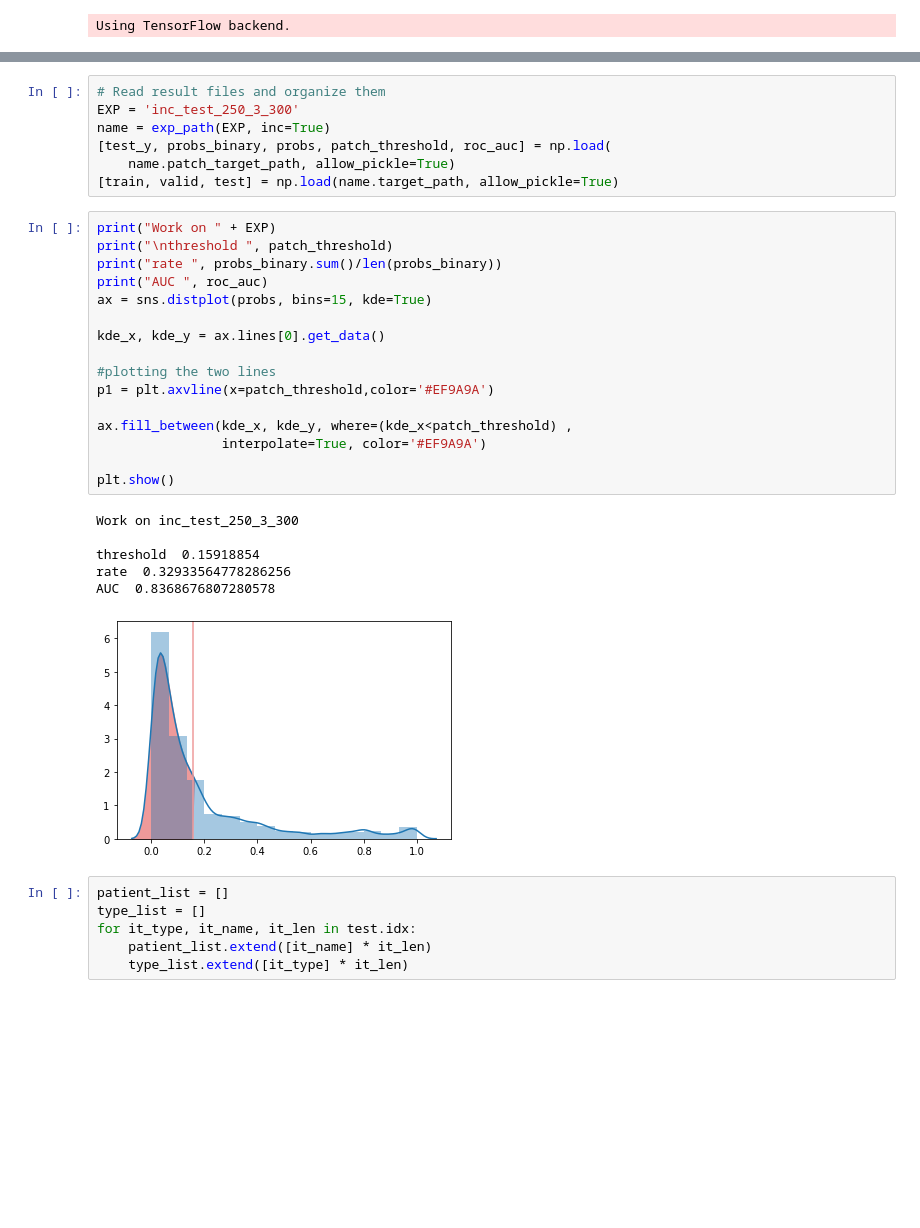
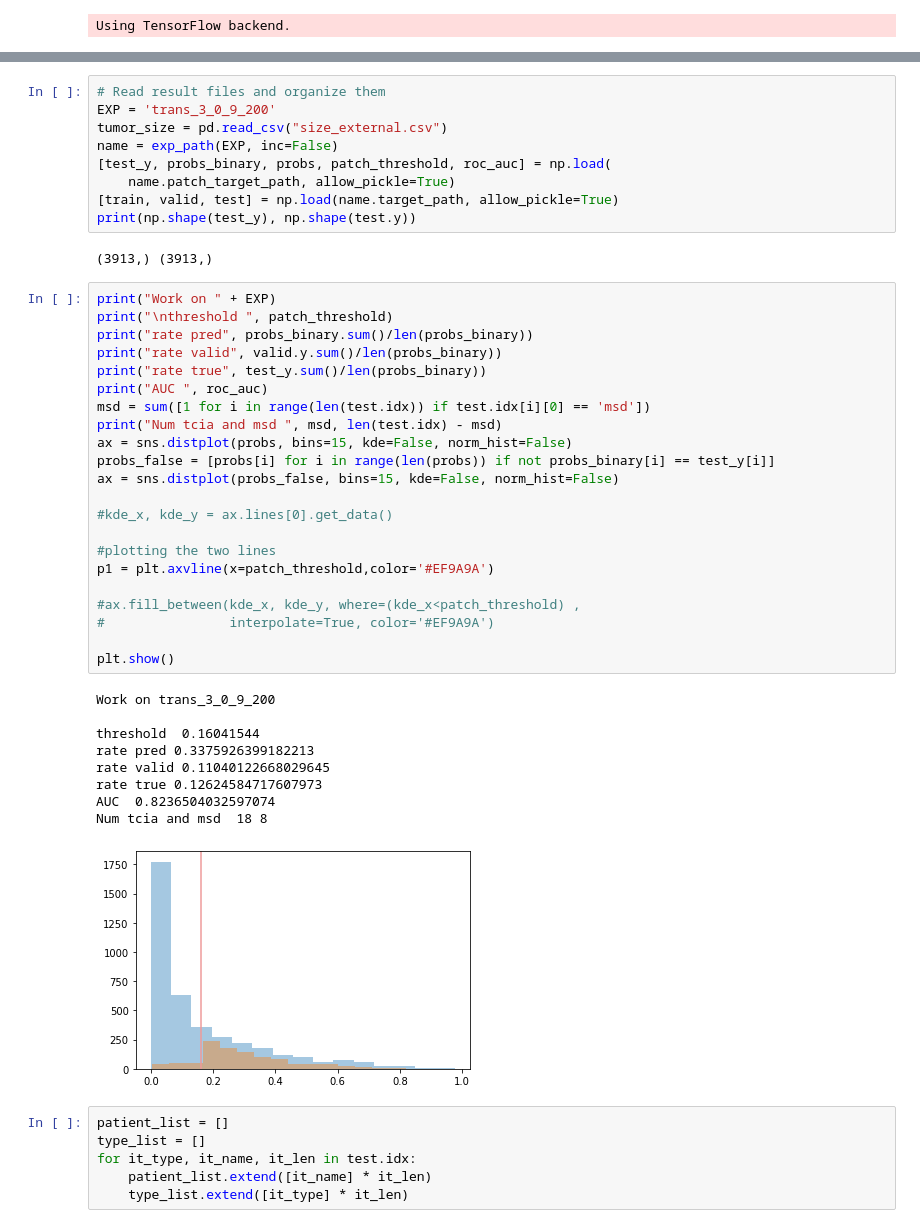
Before and after one commit to curlsjennifer/Transfer_Learning_Applied_on_Pancreas_Tumor, a Jupyter notebook: src/Plot patient.ipynb, the cells around one changed output, grey strips where cells are left out. Saved outputs shown, nothing was run; the diff lists cells and outputs as text; blank space fills up the shorter version.

```diff
--- a/src/Plot patient.ipynb
+++ b/src/Plot patient.ipynb
@@ -14,33 +44,46 @@ Using TensorFlow backend.
 # %%
 # Read result files and organize them
-EXP = 'inc_test_250_3_300'
-name = exp_path(EXP, inc=True)
+EXP = 'trans_3_0_9_200'
+tumor_size = pd.read_csv("size_external.csv")
+name = exp_path(EXP, inc=False)
 [test_y, probs_binary, probs, patch_threshold, roc_auc] = np.load(
     name.patch_target_path, allow_pickle=True)
 [train, valid, test] = np.load(name.target_path, allow_pickle=True)
+print(np.shape(test_y), np.shape(test.y))
+# %% [output]
+(3913,) (3913,)
 # %%
 print("Work on " + EXP)
 print("\nthreshold ", patch_threshold)
-print("rate ", probs_binary.sum()/len(probs_binary))
+print("rate pred", probs_binary.sum()/len(probs_binary))
+print("rate valid", valid.y.sum()/len(probs_binary))
+print("rate true", test_y.sum()/len(probs_binary))
 print("AUC ", roc_auc)
-ax = sns.distplot(probs, bins=15, kde=True)
+msd = sum([1 for i in range(len(test.idx)) if test.idx[i][0] == 'msd'])
+print("Num tcia and msd ", msd, len(test.idx) - msd)
+ax = sns.distplot(probs, bins=15, kde=False, norm_hist=False)
+probs_false = [probs[i] for i in range(len(probs)) if not probs_binary[i] == test_y[i]]
+ax = sns.distplot(probs_false, bins=15, kde=False, norm_hist=False)
 
-kde_x, kde_y = ax.lines[0].get_data()
+#kde_x, kde_y = ax.lines[0].get_data()
 
 #plotting the two lines
 p1 = plt.axvline(x=patch_threshold,color='#EF9A9A')
 
-ax.fill_between(kde_x, kde_y, where=(kde_x<patch_threshold) ,
-                interpolate=True, color='#EF9A9A')
+#ax.fill_between(kde_x, kde_y, where=(kde_x<patch_threshold) ,
+#                interpolate=True, color='#EF9A9A')
 
 plt.show()
 # %% [output]
-Work on inc_test_250_3_300
+Work on trans_3_0_9_200
 
-threshold  0.15918854
-rate  0.32933564778286256
-AUC  0.8368676807280578
+threshold  0.16041544
+rate pred 0.3375926399182213
+rate valid 0.11040122668029645
+rate true 0.12624584717607973
+AUC  0.8236504032597074
+Num tcia and msd  18 8
-[figure, old version]
+[figure, new version]
 # %%
 patient_list = []
 type_list = []
```
Also changed, not shown: parts of 6 cells of this notebook, 14 other files.
